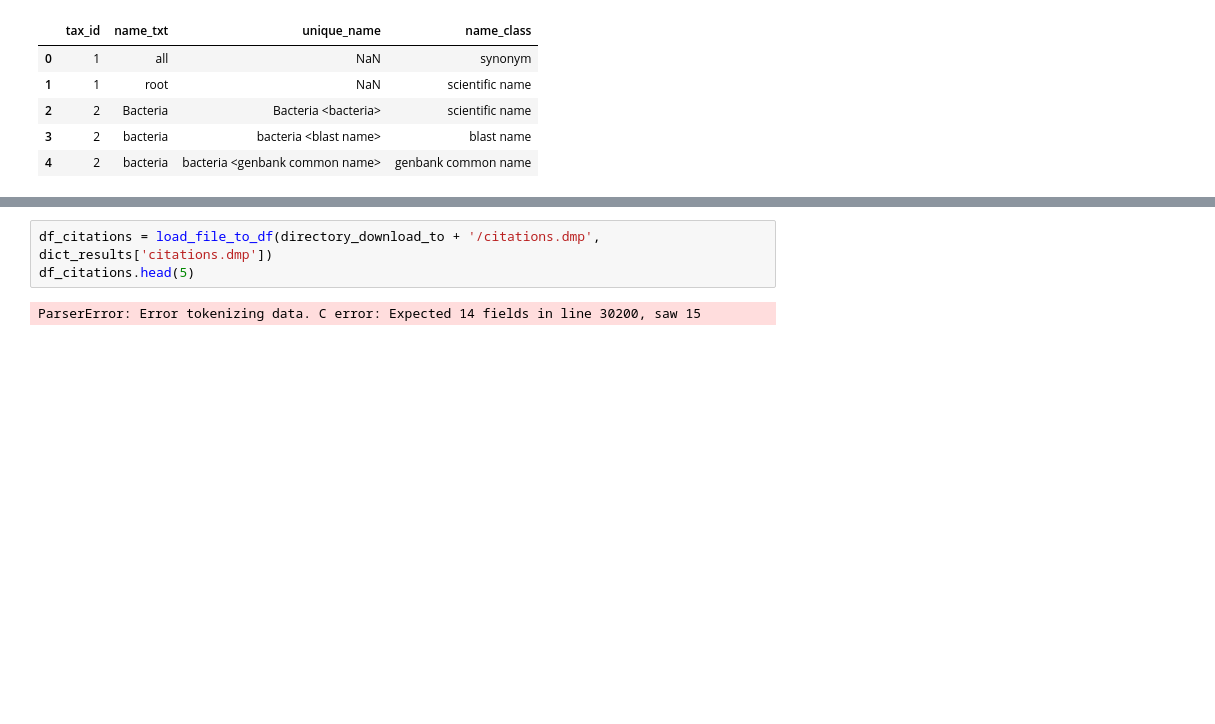
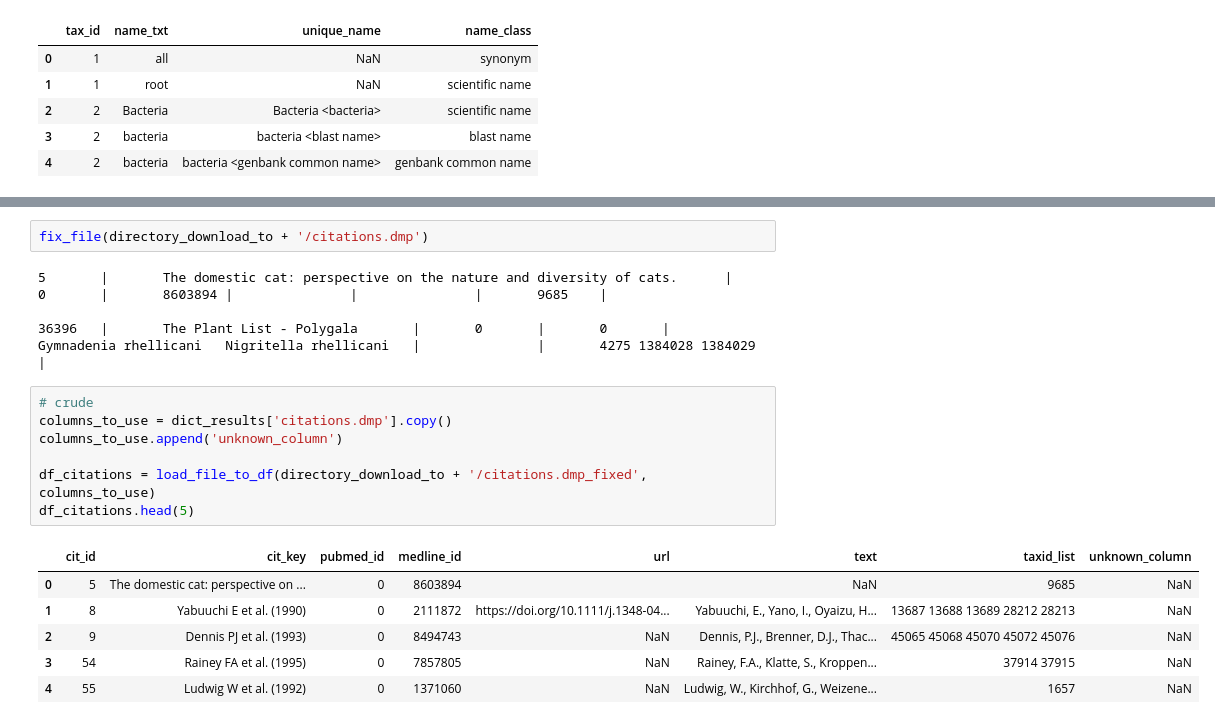
Before and after one commit to electric-death-kittens/biological-graph-database, a Jupyter notebook: biological_graph_database/taxonomy/taxonomy_1.ipynb, the cells around one changed output, grey strips where cells are left out. Drawn from its saved outputs; the diff is of its cells as text; blank space fills up the shorter version.

```diff
--- a/biological_graph_database/taxonomy/taxonomy_1.ipynb
+++ b/biological_graph_database/taxonomy/taxonomy_1.ipynb
@@ -215,5 +260,20 @@ set_images_tax_ids = set(list_images_tax_ids)
 # %%
-df_citations = load_file_to_df(directory_download_to + '/citations.dmp', dict_results['citations.dmp'])
-df_citations.head(5)
+fix_file(directory_download_to + '/citations.dmp')
 # %% [output]
-ParserError: Error tokenizing data. C error: Expected 14 fields in line 30200, saw 15
+5       |       The domestic cat: perspective on the nature and diversity of cats.      |       0       |       8603894 |               |               |       9685    |
+
+36396   |       The Plant List - Polygala       |       0       |       0       |       Gymnadenia rhellicani   Nigritella rhellicani   |               |       4275 1384028 1384029    |
+# %%
+# crude
+columns_to_use = dict_results['citations.dmp'].copy()
+columns_to_use.append('unknown_column')
+
+df_citations = load_file_to_df(directory_download_to + '/citations.dmp_fixed', columns_to_use)
+df_citations.head(5)
+# %% [output]
+|  | cit_id | cit_key | pubmed_id | medline_id | url | text | taxid_list | unknown_column |
+| 0 | 5 | The domestic cat: perspective on ... | 0 | 8603894 |  | NaN | 9685 | NaN |
+| 1 | 8 | Yabuuchi E et al. (1990) | 0 | 2111872 | https://doi.org/10.1111/j.1348-04... | Yabuuchi, E., Yano, I., Oyaizu, H... | 13687 13688 13689 28212 28213 | NaN |
+| 2 | 9 | Dennis PJ et al. (1993) | 0 | 8494743 | NaN | Dennis, P.J., Brenner, D.J., Thac... | 45065 45068 45070 45072 45076 | NaN |
+| 3 | 54 | Rainey FA et al. (1995) | 0 | 7857805 | NaN | Rainey, F.A., Klatte, S., Kroppen... | 37914 37915 | NaN |
+| 4 | 55 | Ludwig W et al. (1992) | 0 | 1371060 | NaN | Ludwig, W., Kirchhof, G., Weizene... | 1657 | NaN |
```
Also changed, not shown: parts of 46 cells of this notebook.
